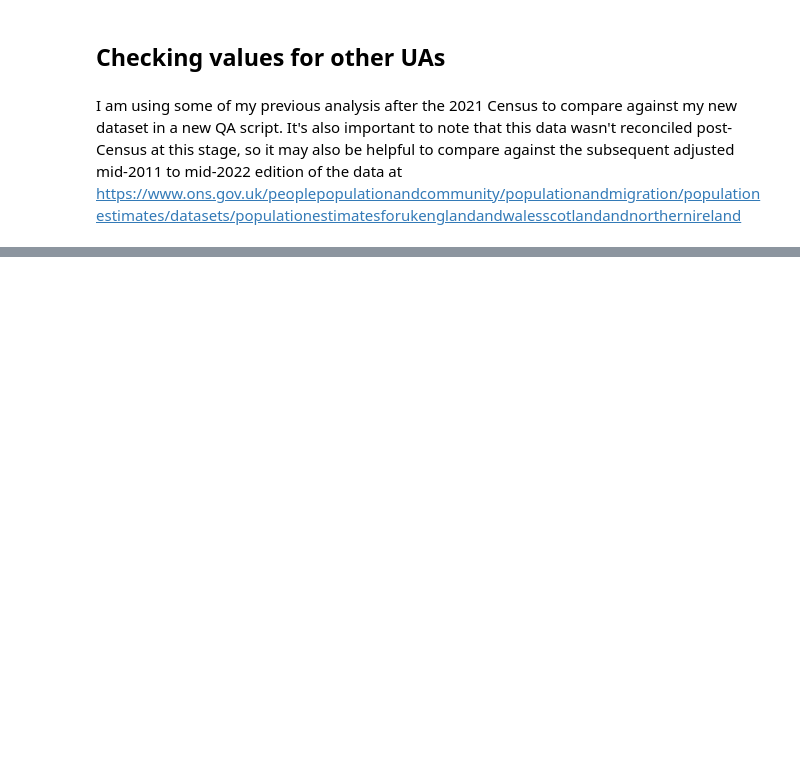
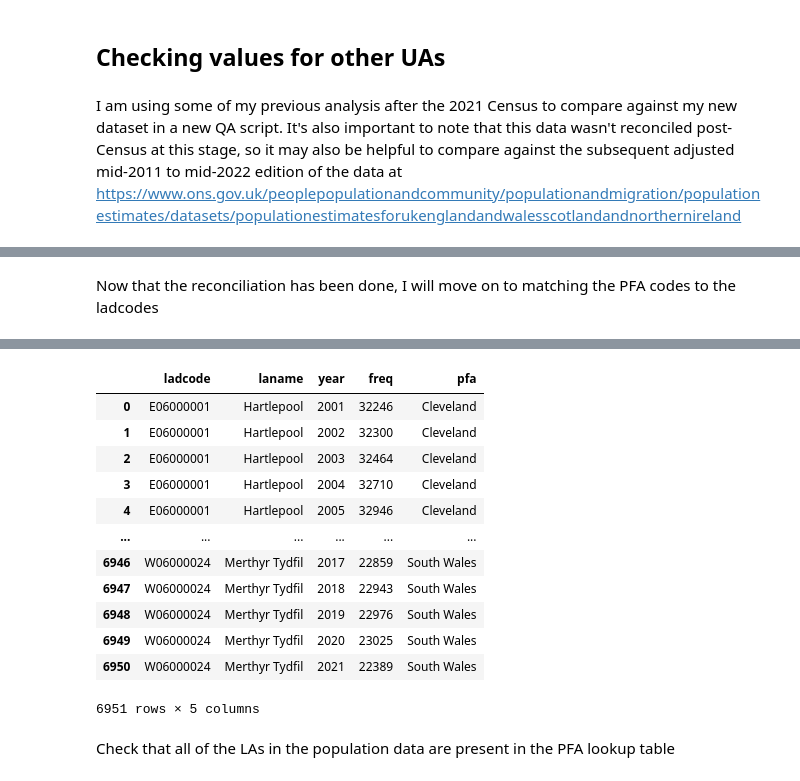
Before and after one commit to Prison-Reform-Trust/womens-imprisonment-PFA, a Jupyter notebook: notebooks/processing_data/1.8-ah-pfa-population-qa.ipynb, the cells around one changed output, grey strips where cells are left out. Saved outputs shown, nothing was run; the diff lists cells and outputs as text; code cells hidden in the pictures; blank space fills up the shorter version.

```diff
--- a/notebooks/processing_data/1.8-ah-pfa-population-qa.ipynb
+++ b/notebooks/processing_data/1.8-ah-pfa-population-qa.ipynb
@@ -196,3 +193,9 @@ df
 | 6949 | W06000024 | Merthyr Tydfil | 2020 | 23025 |
 | 6950 | W06000024 | Merthyr Tydfil | 2021 | 22389 |
 6951 rows × 4 columns
+# %% [markdown]
+Now that the reconciliation has been done, I will move on to matching the PFA codes to the ladcodes
+# %%
+df = LA_PFA_QA.load_and_process_data()
+df
+# %% [output]
@@ -198,0 +220,15 @@ df
+|  | ladcode | laname | year | freq | pfa |
+| 0 | E06000001 | Hartlepool | 2001 | 32246 | Cleveland |
+| 1 | E06000001 | Hartlepool | 2002 | 32300 | Cleveland |
+| 2 | E06000001 | Hartlepool | 2003 | 32464 | Cleveland |
+| 3 | E06000001 | Hartlepool | 2004 | 32710 | Cleveland |
+| 4 | E06000001 | Hartlepool | 2005 | 32946 | Cleveland |
+| ... | ... | ... | ... | ... | ... |
+| 6946 | W06000024 | Merthyr Tydfil | 2017 | 22859 | South Wales |
+| 6947 | W06000024 | Merthyr Tydfil | 2018 | 22943 | South Wales |
+| 6948 | W06000024 | Merthyr Tydfil | 2019 | 22976 | South Wales |
+| 6949 | W06000024 | Merthyr Tydfil | 2020 | 23025 | South Wales |
+| 6950 | W06000024 | Merthyr Tydfil | 2021 | 22389 | South Wales |
+6951 rows × 5 columns
+# %% [markdown]
+Check that all of the LAs in the population data are present in the PFA lookup table
```
Also changed, not shown: parts of 40 cells of this notebook.
